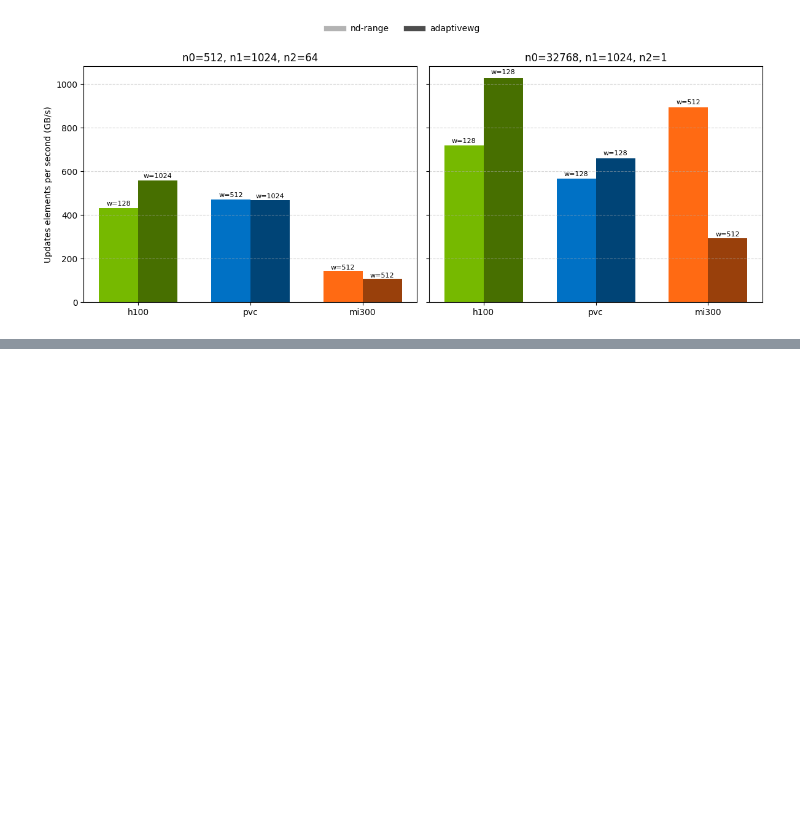
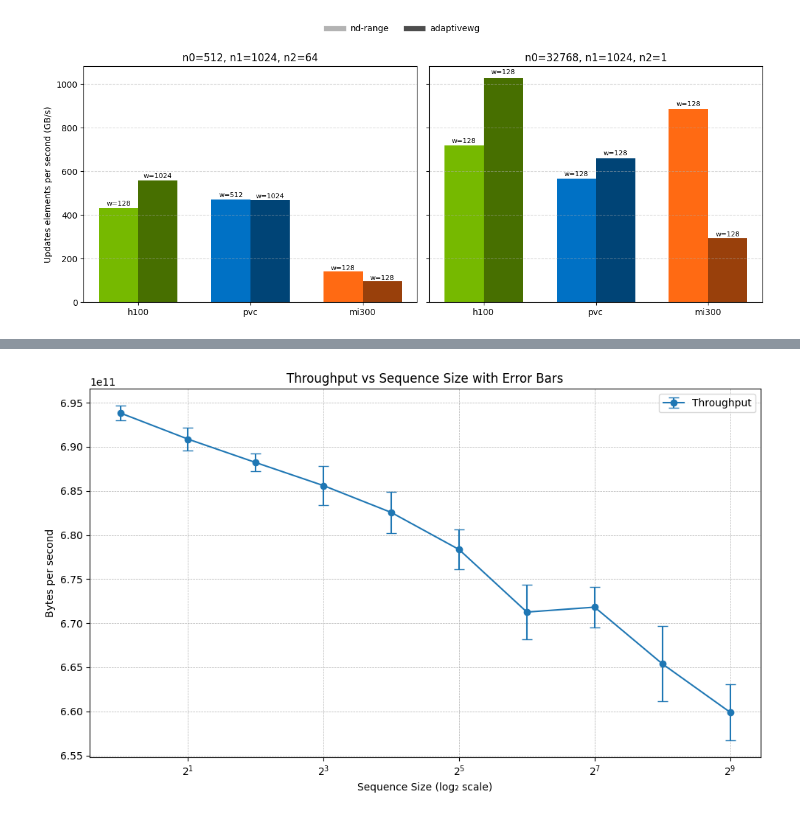
Before and after one commit to Aympab/phd-experiments, a Jupyter notebook: out/diag.ipynb, the cells around one changed output, grey strips where cells are left out. Saved outputs shown, nothing was run; the diff lists cells and outputs as text; code cells hidden in the pictures; blank space fills up the shorter version.

```diff
--- a/out/diag.ipynb
+++ b/out/diag.ipynb
@@ -408,7 +294,7 @@ shade_factor = 0.6
 # load all JSONs in folder
 data = []
 
-for filepath in glob.glob('/home/ac.amillan/source/phd-experiments/out/adaptive_wg/advection_*_dpcpp.json'):
+for filepath in glob.glob('/home/ac.amillan/source/phd-experiments/out/adaptive-wg/advection_*_dpcpp.json'):
     fname = os.path.basename(filepath)
     hw = fname.split('_')[1]
     with open(filepath) as f:
@@ -488,0 +415,33 @@ fig.savefig("adaptivewg-vs-ndrange.pdf")
+# %%
+import json
+import matplotlib.pyplot as plt
+import numpy as np
+
+# Load benchmark data
+with open("seqsize/advection_h100_dpcpp_seqsize0.json") as f:
+    data = json.load(f)
+
+# Extract relevant entries
+benchmarks = data["benchmarks"]
+means = [b for b in benchmarks if b["aggregate_name"] == "mean"]
+stddevs = {b["per_family_instance_index"]: b["real_time"] for b in benchmarks if b["aggregate_name"] == "stddev"}
+
+# Prepare data for plotting
+seq_sizes = [b["seq_size0"] for b in means]
+bytes_per_sec = [b["bytes_per_second"] for b in means]
+errors = [stddevs.get(b["per_family_instance_index"], 0) / b["real_time"] * b["bytes_per_second"] for b in means]
+
+# Plotting
+plt.figure(figsize=(10, 6))
+plt.errorbar(seq_sizes, bytes_per_sec, yerr=errors, fmt='o-', capsize=5, label='Throughput')
+
+plt.xscale('log', base=2)
+plt.xlabel('Sequence Size (log₂ scale)')
+plt.ylabel('Bytes per second')
+plt.title('Throughput vs Sequence Size with Error Bars')
+plt.grid(True, which='both', linestyle='--', linewidth=0.5)
+plt.legend()
+plt.tight_layout()
+plt.show()
+# %% [output]
+[figure, added]
```
Also changed, not shown: parts of 4 cells of this notebook, 10 other files.
